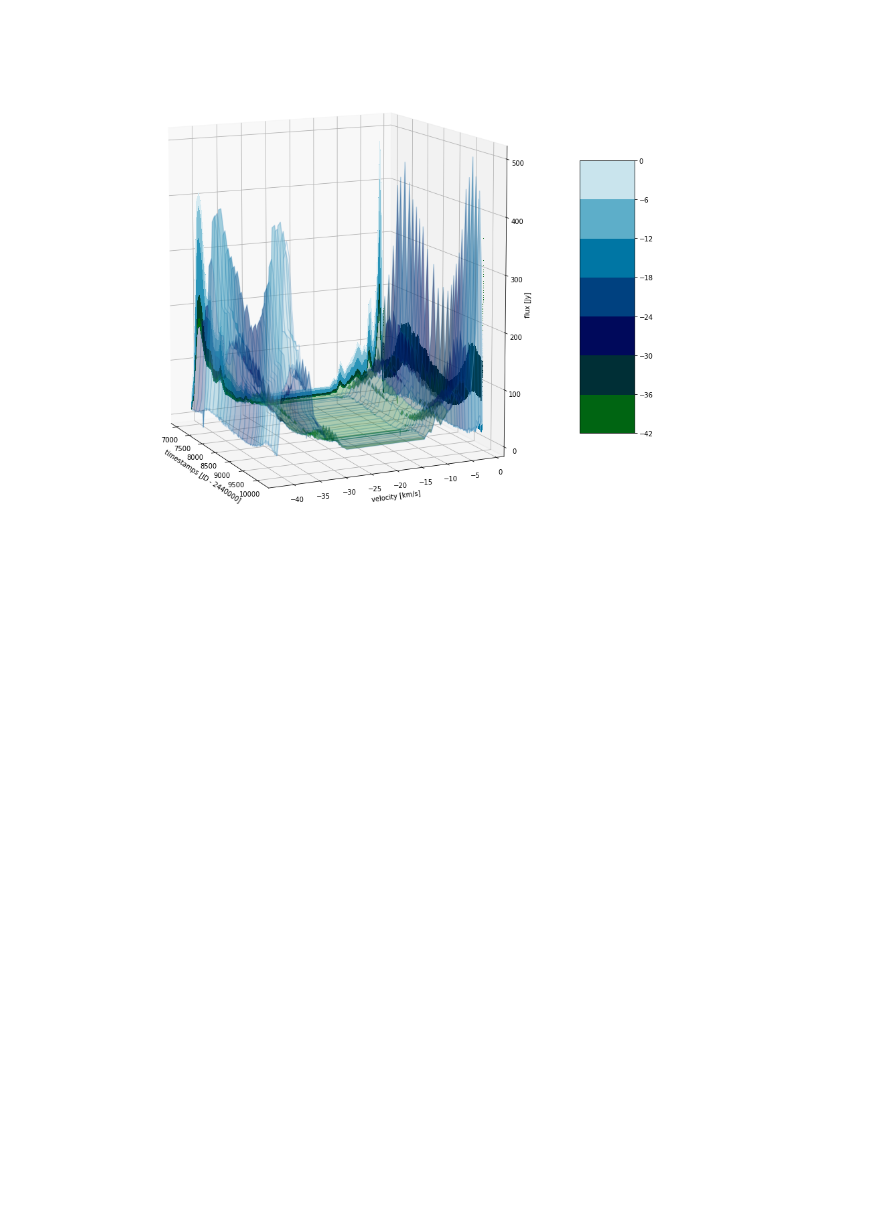
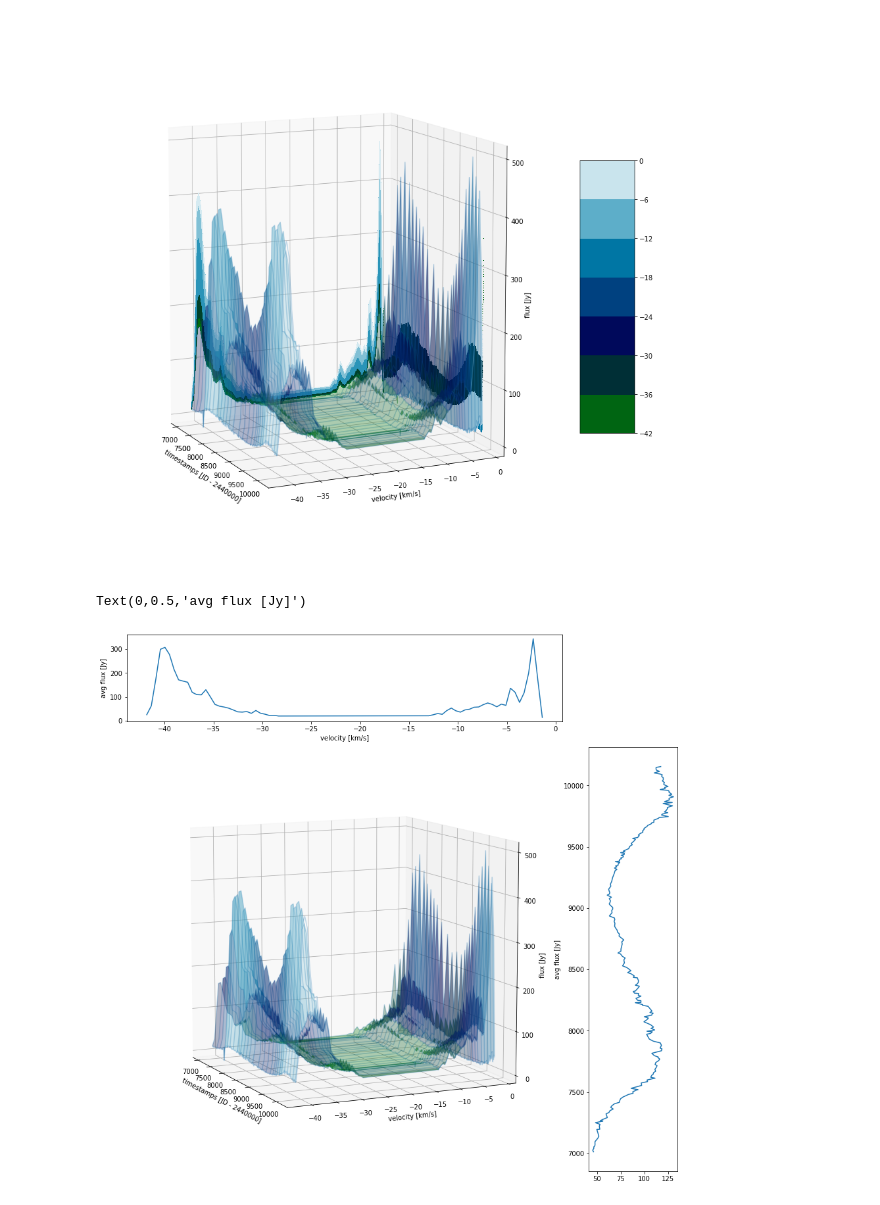
Before and after one commit to rubyvanrooyen/HartRAO_OH-IR_stars, a Jupyter notebook: HartRAO/Visualising data matrices.ipynb, the cells around one changed output. Saved outputs shown, nothing was run; the diff lists cells and outputs as text; code cells hidden in the pictures; blank space fills up the shorter version.

```diff
--- a/HartRAO/Visualising data matrices.ipynb
+++ b/HartRAO/Visualising data matrices.ipynb
@@ -77,3 +79,27 @@ ax.set_zlabel('flux [Jy]')
 # %% [output]
 Text(0.5,0,'flux [Jy]')
 [figure]
+# %%
+from matplotlib import gridspec
+fig= plt.subplots(figsize=(15,15), facecolor='white')
+gs = gridspec.GridSpec(5, 5, hspace=0.3, wspace=0.3)
+ax0 = plt.subplot(gs[0, :-1])
+ax0.plot(chan_vel, spectra.mean(axis=0))
+ax0.set_xlabel('velocity [km/s]')
+ax0.set_ylabel('avg flux [Jy]')
+
+ax1 = plt.subplot(gs[1:, :-1], projection='3d')
+ax1.plot_wireframe(x, y, z, rstride=10, cstride=10, cmap=cm.ocean, alpha=0.3)
+ax1.plot_surface(x, y, z, rstride=10, cstride=10, cmap=cm.ocean, alpha=0.3)
+ax1.view_init(10, -25)
+ax1.set_xlabel('timestamps [JD - 2440000]')
+ax1.set_ylabel('velocity [km/s]')
+ax1.set_zlabel('flux [Jy]')
+
+ax2 = plt.subplot(gs[1:, -1])
+ax2.plot(spectra.mean(axis=1), timestamps)
+ax2.set_ylabel('timestamps [JD - 2440000]')
+ax2.set_ylabel('avg flux [Jy]')
+# %% [output]
+Text(0,0.5,'avg flux [Jy]')
+[figure, added]
```
Also changed, not shown: parts of 3 cells of this notebook.
